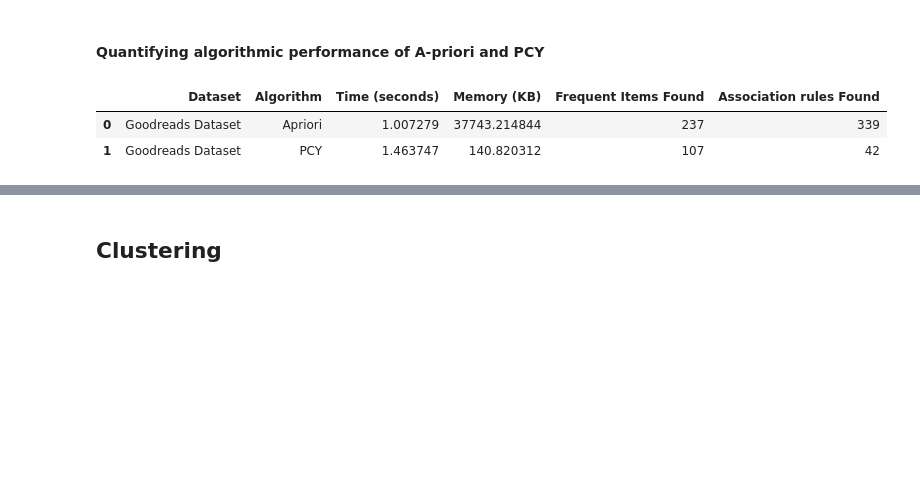
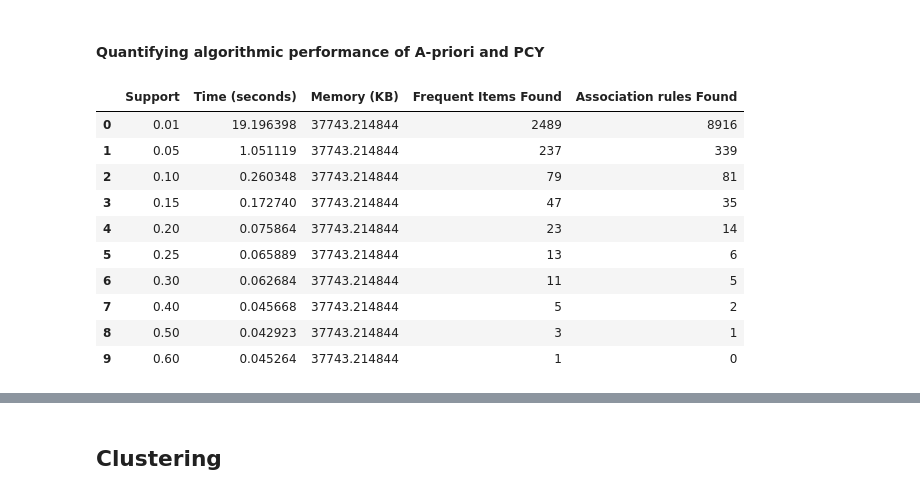
Before and after one commit to albert-moller/BookRecommender, a Jupyter notebook: recommendation_system.ipynb, the cells around one changed output, grey strips where cells are left out. Cells and saved outputs as stored; diff of their text form; code cells hidden in the pictures; blank space fills up the shorter version.

Commit message:
Updated A-Priori/PCY performance results

```diff
--- a/recommendation_system.ipynb
+++ b/recommendation_system.ipynb
@@ -585,11 +585,19 @@ apriori_custom = Apriori
 pcy_custom = PCY
 
 performance = FrequentItemsPerformance(apriori_custom, pcy_custom)
-results = performance.compare_algorithms(df=train_data, min_support=0.05, min_confidence=0.7)
+apriori_results, pcy_results = performance.compare_algorithms(df=train_data, min_confidence=0.7)
 # %%
 # Display performance results
-results
+apriori_results.head(10)
 # %% [output]
-|  | Dataset | Algorithm | Time (seconds) | Memory (KB) | Frequent Items Found | Association rules Found |
-| 0 | Goodreads Dataset | Apriori | 1.007279 | 37743.214844 | 237 | 339 |
-| 1 | Goodreads Dataset | PCY | 1.463747 | 140.820312 | 107 | 42 |
+|  | Support | Time (seconds) | Memory (KB) | Frequent Items Found | Association rules Found |
+| 0 | 0.01 | 19.196398 | 37743.214844 | 2489 | 8916 |
+| 1 | 0.05 | 1.051119 | 37743.214844 | 237 | 339 |
+| 2 | 0.10 | 0.260348 | 37743.214844 | 79 | 81 |
+| 3 | 0.15 | 0.172740 | 37743.214844 | 47 | 35 |
+| 4 | 0.20 | 0.075864 | 37743.214844 | 23 | 14 |
+| 5 | 0.25 | 0.065889 | 37743.214844 | 13 | 6 |
+| 6 | 0.30 | 0.062684 | 37743.214844 | 11 | 5 |
+| 7 | 0.40 | 0.045668 | 37743.214844 | 5 | 2 |
+| 8 | 0.50 | 0.042923 | 37743.214844 | 3 | 1 |
+| 9 | 0.60 | 0.045264 | 37743.214844 | 1 | 0 |
```
Also changed, not shown: parts of 8 cells of this notebook.
